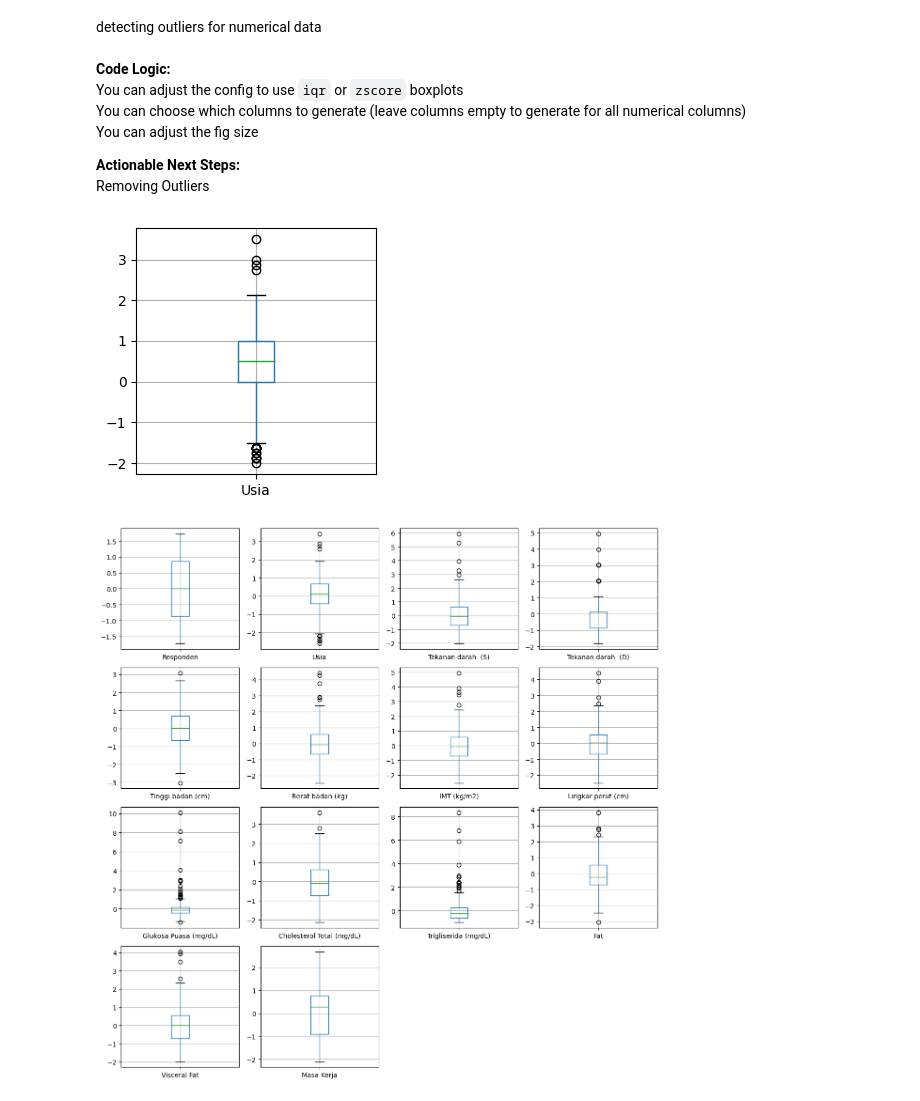
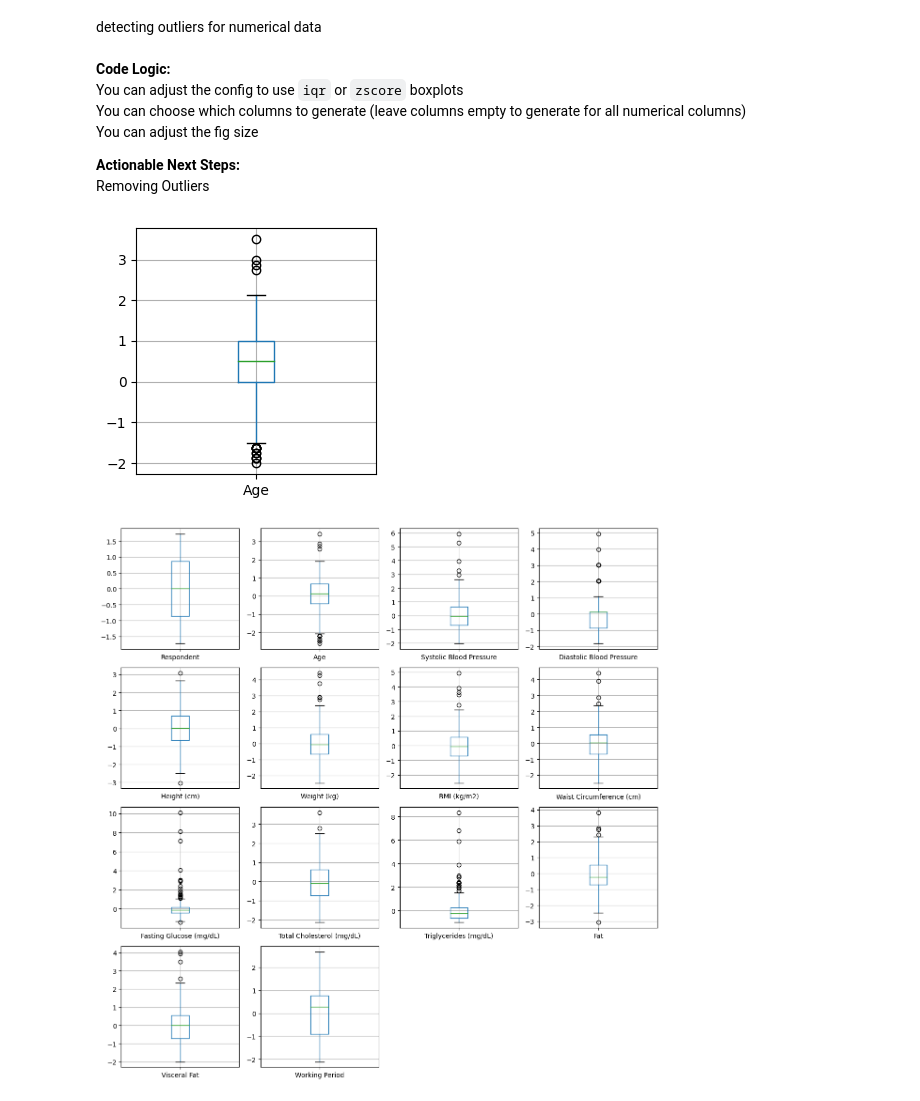
Before and after one commit to HafidAmbardi/tabulardataguidebook, a Jupyter notebook: EDA/univariate.ipynb, the cells around one changed output. Saved outputs shown, nothing was run; the diff lists cells and outputs as text; code cells hidden in the pictures.

```diff
--- a/EDA/univariate.ipynb
+++ b/EDA/univariate.ipynb
@@ -57,19 +57,19 @@ def plot_boxplots(df, config):
 # %%
 config = {
     'method': #'zscore',
     'iqr',
-    'columns': ['Usia'],
+    'columns': ['Age'],
     'figsize_multiplier': 3
 }
 plot_boxplots(data2, config)
 # %% [output]
-[figure, old version]
+[figure, new version]
 # %%
 config = {
     'method': 'zscore',
     #'iqr',
     'figsize_multiplier': 3
 }
-plot_boxplots(data2, config)
+plot_boxplots(df, config)
 # %% [output]
-[figure, old version]
+[figure, new version]
```
Also changed, not shown: 1 other file.
